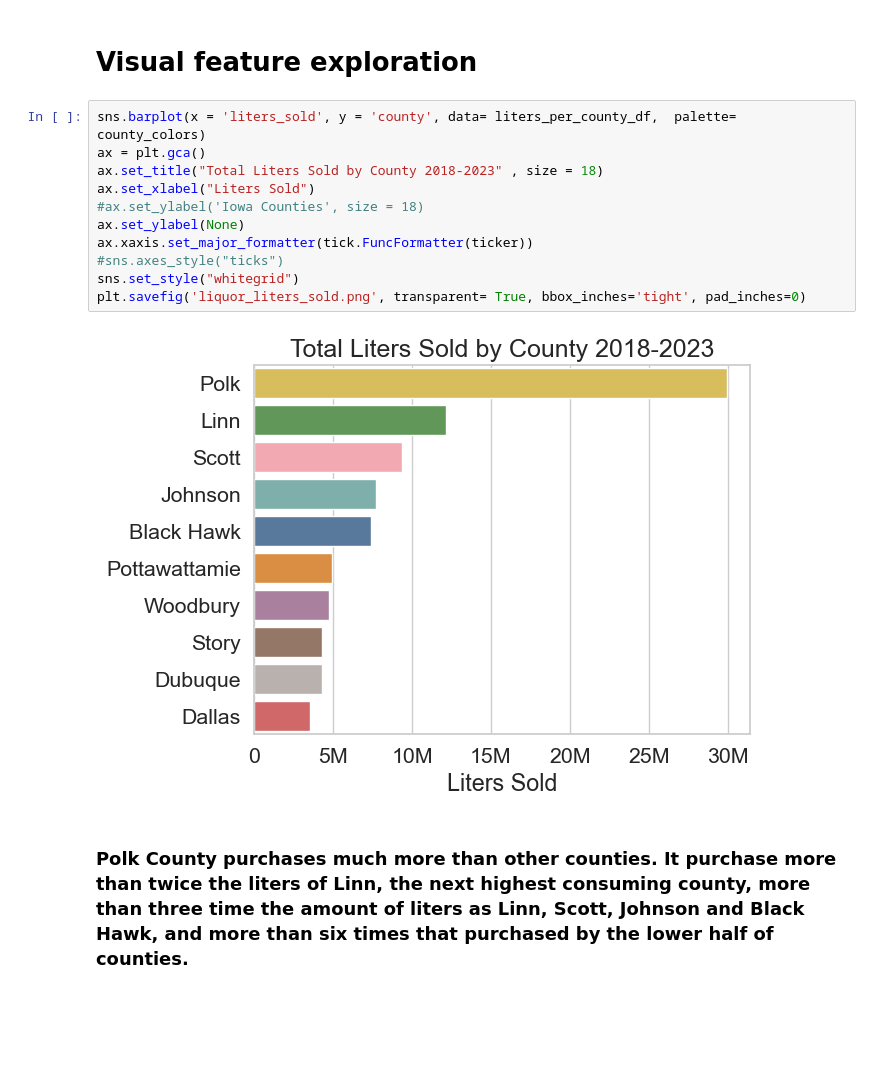
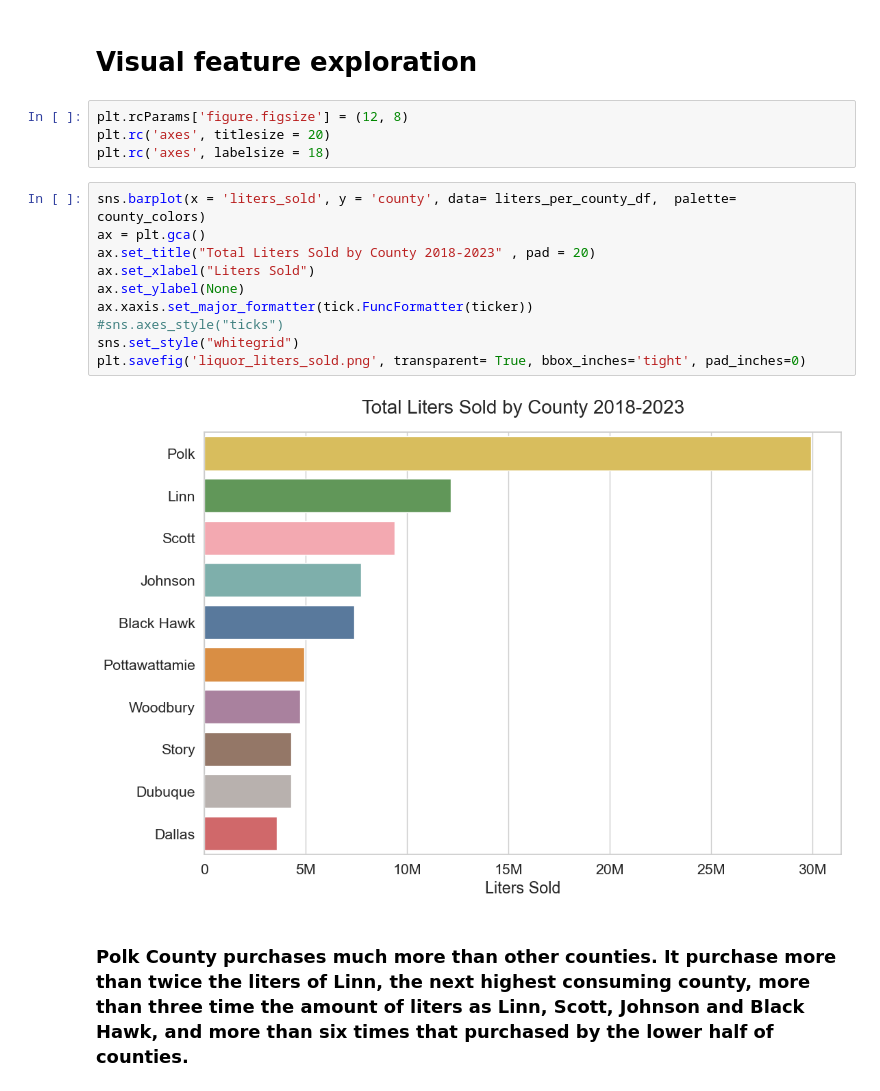
Before and after one commit to amoutafian/iowa_liquor_project, a Jupyter notebook: Iowa _liquor_exploratory_analysis.ipynb, the cells around one changed output. Drawn from its saved outputs; the diff is of its cells as text; blank space fills up the shorter version.

Commit message:
chart size and style updates

```diff
--- a/Iowa _liquor_exploratory_analysis.ipynb
+++ b/Iowa _liquor_exploratory_analysis.ipynb
@@ -179,19 +179,22 @@ liters_sold_per_adult_df
 | 9 | Dallas | 48.841635 |
 # %% [markdown]
 # Visual feature exploration
+# %%
+plt.rcParams['figure.figsize'] = (12, 8)
+plt.rc('axes', titlesize = 20)
+plt.rc('axes', labelsize = 18)
 # %%
 sns.barplot(x = 'liters_sold', y = 'county', data= liters_per_county_df,  palette= county_colors)
 ax = plt.gca()
-ax.set_title("Total Liters Sold by County 2018-2023" , size = 18)
+ax.set_title("Total Liters Sold by County 2018-2023" , pad = 20)
 ax.set_xlabel("Liters Sold")
-#ax.set_ylabel('Iowa Counties', size = 18)
 ax.set_ylabel(None)
 ax.xaxis.set_major_formatter(tick.FuncFormatter(ticker))
 #sns.axes_style("ticks")
 sns.set_style("whitegrid")
 plt.savefig('liquor_liters_sold.png', transparent= True, bbox_inches='tight', pad_inches=0)
 # %% [output]
-[figure, old version]
+[figure, new version]
 # %% [markdown]
 ### Polk County purchases much more than other counties. It purchase more than twice the liters of Linn, the next highest consuming county, more than three time the amount of liters as Linn, Scott, Johnson and Black Hawk, and more than six times that purchased by the lower half of counties.
 # %%
```
Also changed, not shown: parts of 5 cells of this notebook.
